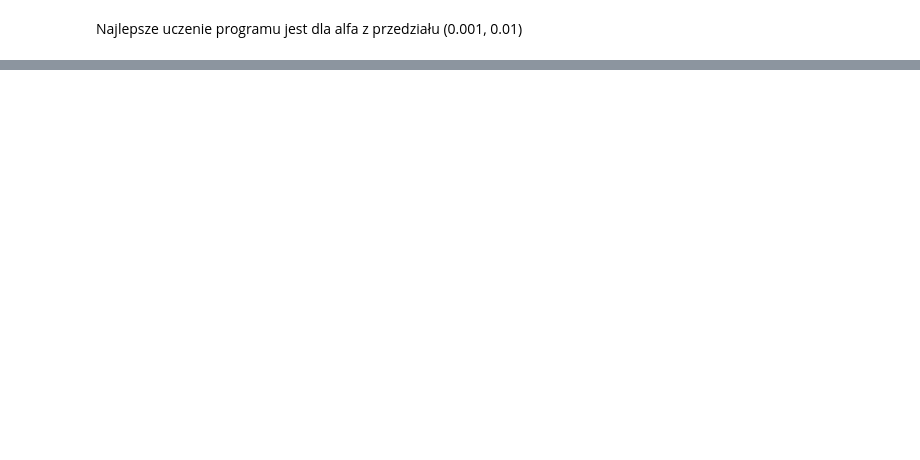
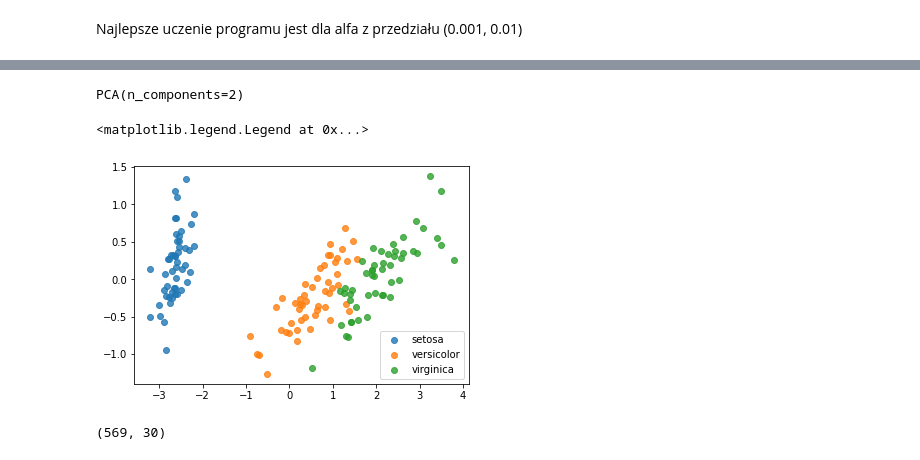
Before and after one commit to Klaudia2022/Obliczenianaukowe, a Jupyter notebook: uczenie_maszynowe_live.ipynb, the cells around one changed output, grey strips where cells are left out. Saved outputs shown, nothing was run; the diff lists cells and outputs as text; code cells hidden in the pictures; blank space fills up the shorter version.

```diff
--- a/uczenie_maszynowe_live.ipynb
+++ b/uczenie_maszynowe_live.ipynb
@@ -235,0 +332,2 @@ Najlepsze uczenie programu jest dla alfa z przedziału (0.001, 0.01)
+# %%
+model.fit(X)
@@ -235,0 +348,16 @@ Najlepsze uczenie programu jest dla alfa z przedziału (0.001, 0.01)
+# %%
+from sklearn.decomposition import PCA
+redukcja=PCA(n_components=2)
+# %%
+redukcja.fit(X)
+# %% [output]
+PCA(n_components=2)
+# %%
+X_new=redukcja.transform(X)
+# %%
+for i, target_names in zip([0,1,2], irysy.target_names):
+  plt.scatter(X_new[y==i,0], X_new[y==i,1], alpha=0.8, label=target_names)
+plt.legend()
+# %% [output]
+<matplotlib.legend.Legend at 0x...>
+[figure, added]
@@ -235,0 +370,4 @@ Najlepsze uczenie programu jest dla alfa z przedziału (0.001, 0.01)
+# %%
+X.shape
+# %% [output]
+(569, 30)
```
Also changed, not shown: parts of 53 cells of this notebook.
